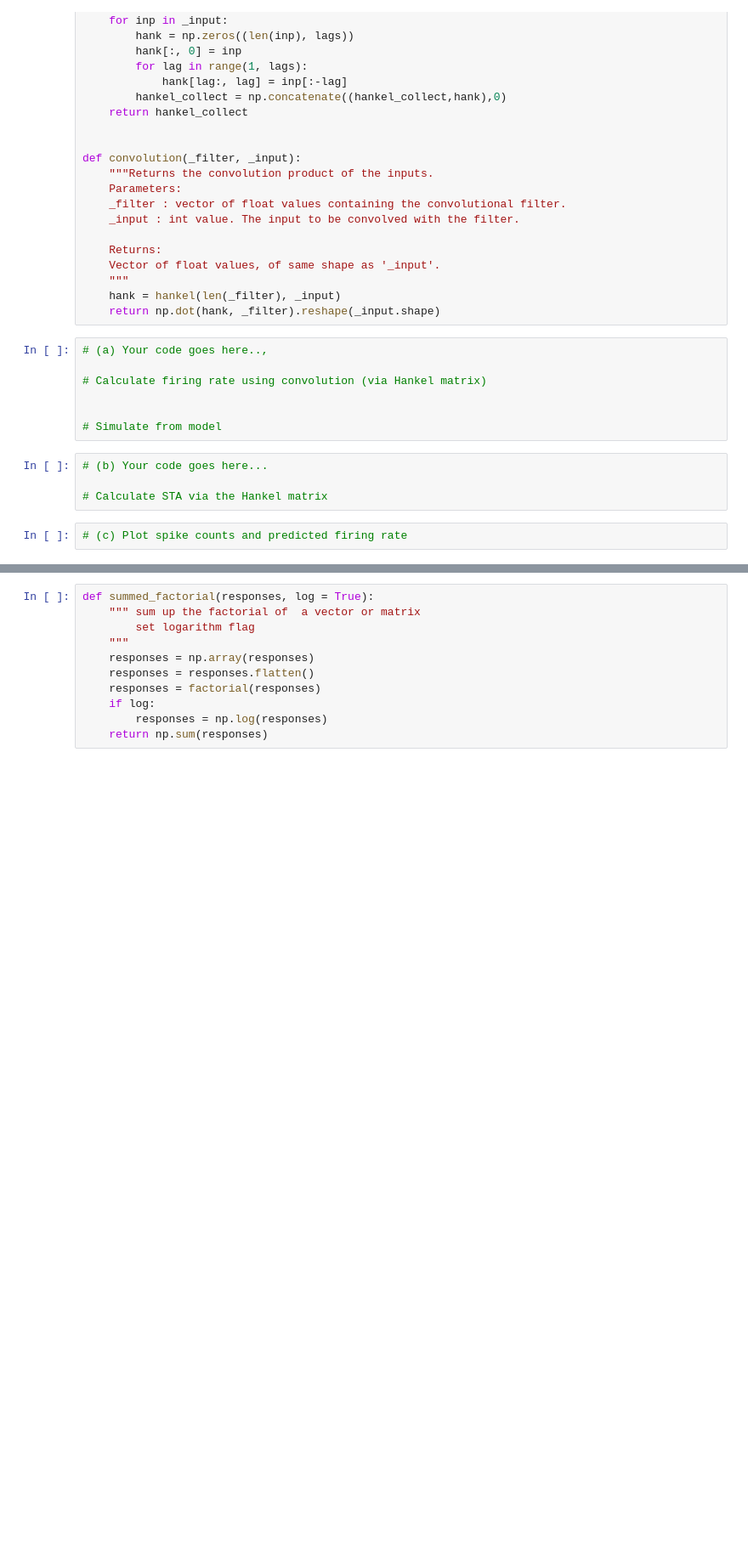
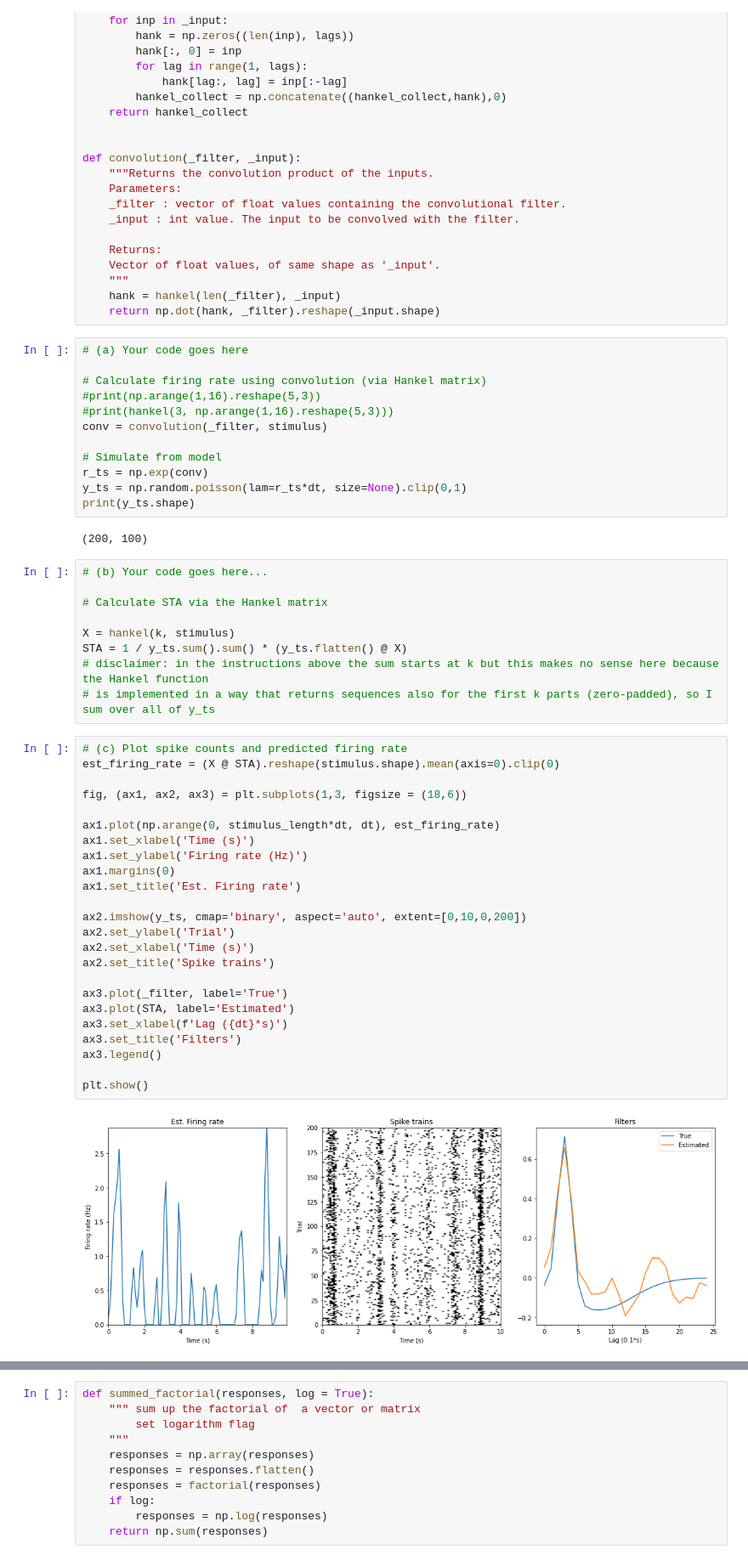
Before and after one commit to Zleander/PML_Exercises, a Jupyter notebook: Ex05/Exercise_05.ipynb, the cells around one changed output, grey strips where cells are left out. Shown at 85% size. Drawn from its saved outputs; the diff is of its cells as text; blank space fills up the shorter version.

```diff
--- a/Ex05/Exercise_05.ipynb
+++ b/Ex05/Exercise_05.ipynb
@@ -169,18 +210,54 @@ def convolution(_filter, _input):
     hank = hankel(len(_filter), _input)
     return np.dot(hank, _filter).reshape(_input.shape)
 # %%
-# (a) Your code goes here..,
+# (a) Your code goes here
 
 # Calculate firing rate using convolution (via Hankel matrix)
-
+#print(np.arange(1,16).reshape(5,3))
+#print(hankel(3, np.arange(1,16).reshape(5,3)))
+conv = convolution(_filter, stimulus)
 
 # Simulate from model
+r_ts = np.exp(conv)
+y_ts = np.random.poisson(lam=r_ts*dt, size=None).clip(0,1)
+print(y_ts.shape)
+# %% [output]
+(200, 100)
-# %%
-# (b) Your code goes here...
-
-# Calculate STA via the Hankel matrix
-# %%
-# (c) Plot spike counts and predicted firing rate
+# %%
+# (b) Your code goes here...
+
+# Calculate STA via the Hankel matrix
+
+X = hankel(k, stimulus)
+STA = 1 / y_ts.sum().sum() * (y_ts.flatten() @ X)
+# disclaimer: in the instructions above the sum starts at k but this makes no sense here because the Hankel function
+# is implemented in a way that returns sequences also for the first k parts (zero-padded), so I sum over all of y_ts
+# %%
+# (c) Plot spike counts and predicted firing rate
+est_firing_rate = (X @ STA).reshape(stimulus.shape).mean(axis=0).clip(0)
+
+fig, (ax1, ax2, ax3) = plt.subplots(1,3, figsize = (18,6))
+
+ax1.plot(np.arange(0, stimulus_length*dt, dt), est_firing_rate)
+ax1.set_xlabel('Time (s)')
+ax1.set_ylabel('Firing rate (Hz)')
+ax1.margins(0)
+ax1.set_title('Est. Firing rate')
+
+ax2.imshow(y_ts, cmap='binary', aspect='auto', extent=[0,10,0,200])
+ax2.set_ylabel('Trial')
+ax2.set_xlabel('Time (s)')
+ax2.set_title('Spike trains')
+
+ax3.plot(_filter, label='True')
+ax3.plot(STA, label='Estimated')
+ax3.set_xlabel(f'Lag ({dt}*s)')
+ax3.set_title('Filters')
+ax3.legend()
+
+plt.show()
+# %% [output]
+[figure, added]
 # %% [markdown]
 ### 2.2) Maximum Likelihood Estimate
 
```
Also changed, not shown: parts of 12 cells of this notebook.
